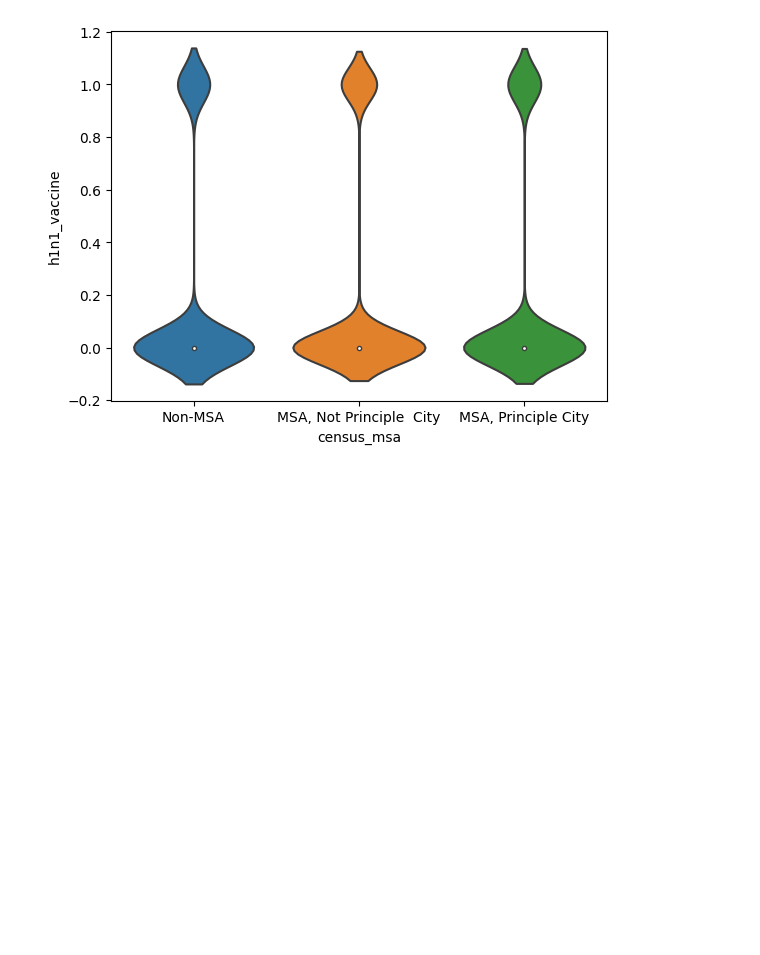
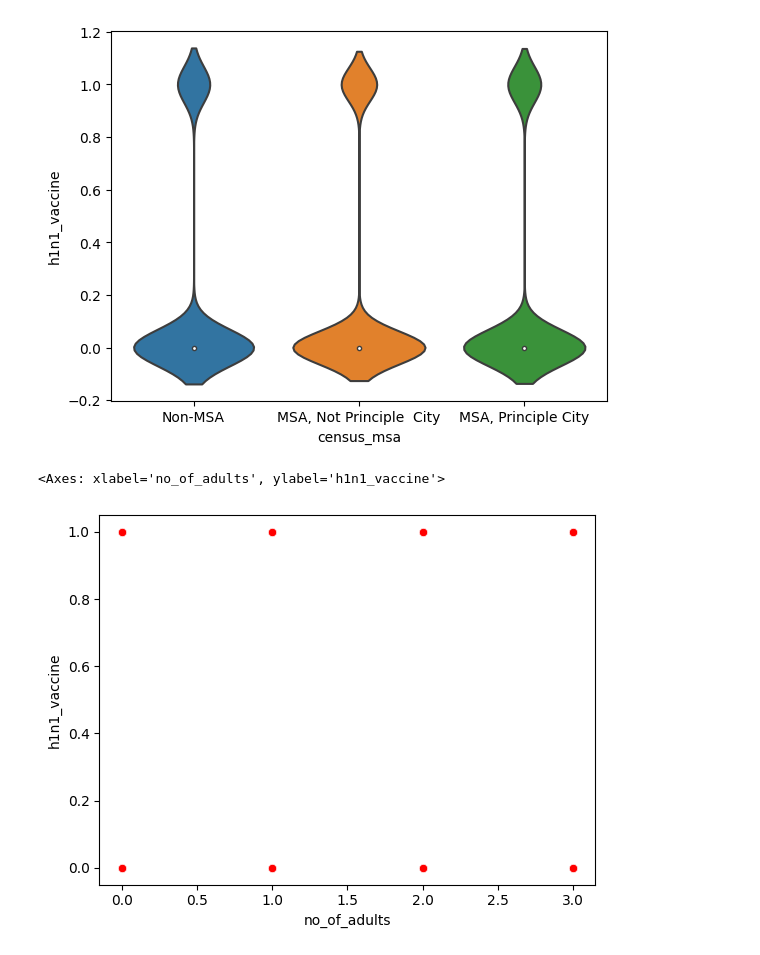
Before and after one commit to revanth6921/Books-Python, a Jupyter notebook: Yhills_project_2.ipynb, the cells around one changed output. Drawn from its saved outputs; the diff is of its cells as text; code cells hidden in the pictures; blank space fills up the shorter version.

```diff
--- a/Yhills_project_2.ipynb
+++ b/Yhills_project_2.ipynb
@@ -191,3 +179,8 @@ sns.violinplot(x=X["census_msa"],y=y)
 # %% [output]
 <Axes: xlabel='census_msa', ylabel='h1n1_vaccine'>
 [figure]
+# %%
+sns.scatterplot(x=pd.to_numeric(X["no_of_adults"]), y = y, color = "red")
+# %% [output]
+<Axes: xlabel='no_of_adults', ylabel='h1n1_vaccine'>
+[figure, added]
```
Also changed, not shown: parts of 26 cells of this notebook.
